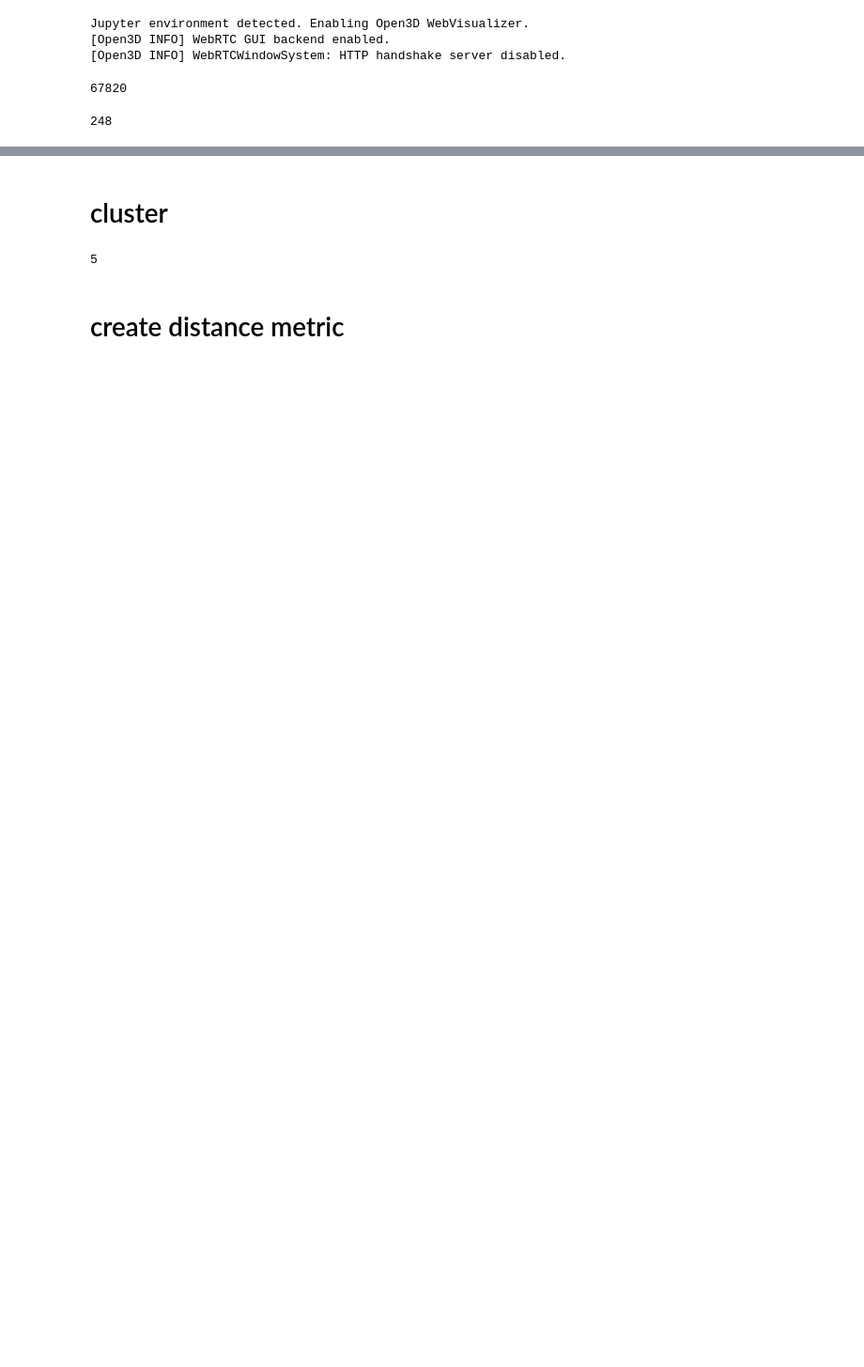
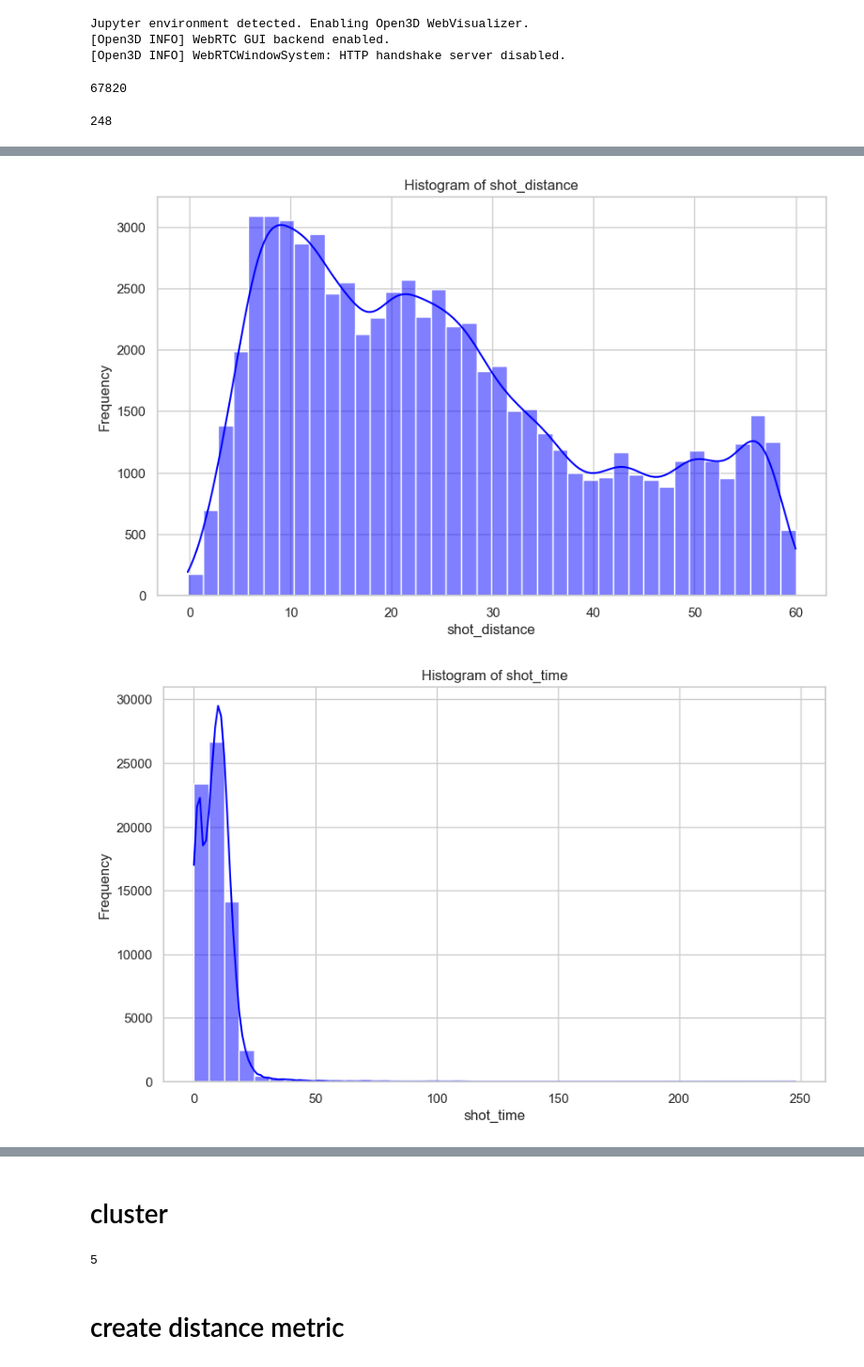
Before and after one commit to royzohar2/Soccer_DS, a Jupyter notebook: main.ipynb, the cells around one changed output, grey strips where cells are left out. Shown at 94% size. Drawn from its saved outputs; the diff is of its cells as text; code cells hidden in the pictures; blank space fills up the shorter version.

```diff
--- a/main.ipynb
+++ b/main.ipynb
@@ -46,0 +133,16 @@ max_time
+# %%
+columns= ["shot_distance" , "shot_time" ]
+for c in columns:
+    # Set the style of seaborn
+    sns.set(style="whitegrid")
+
+    # Create a histogram for shot distance
+    plt.figure(figsize=(10, 6))
+    sns.histplot(data=df, x=c, bins=40, kde=True, color="blue")
+    plt.xlabel(c)
+    plt.ylabel('Frequency')
+    plt.title(f'Histogram of {c}')
+    plt.show()
+# %% [output]
+[figure, added]
+[figure, added]
```
Also changed, not shown: parts of 17 cells of this notebook, 2 other files.
